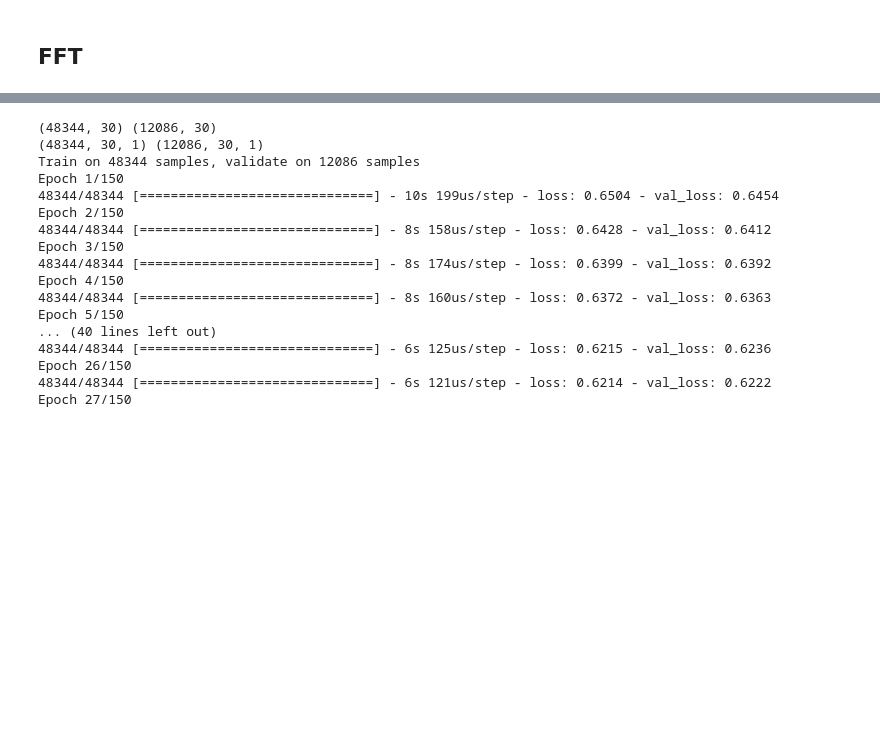
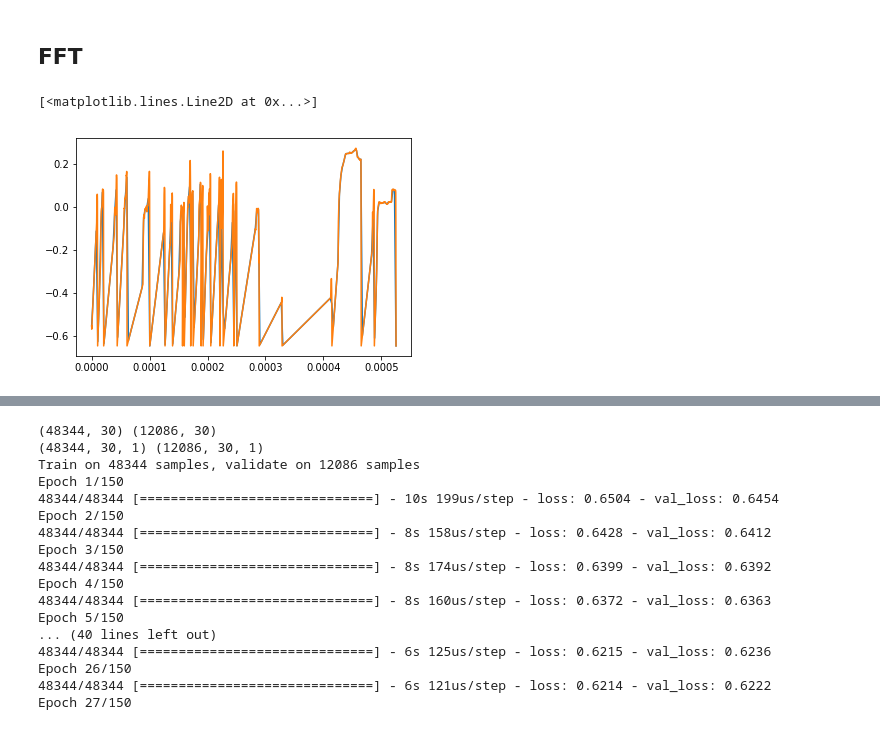
Before and after one commit to p-amonpitakpun/clock-drawing-dnn, a Jupyter notebook: Notebooks/models/fft_cnn.ipynb, the cells around one changed output, grey strips where cells are left out. Saved outputs shown, nothing was run; the diff lists cells and outputs as text; code cells hidden in the pictures; blank space fills up the shorter version.

```diff
--- a/Notebooks/models/fft_cnn.ipynb
+++ b/Notebooks/models/fft_cnn.ipynb
@@ -55,6 +55,24 @@ plt.show()
 [figure]
 # %% [markdown]
 ## FFT
+# %%
+INTERP_COUNT = 200
+
+def interp_data(data, t_data):
+    newData = []
+    domain = []
+    for i in range(len(data)):
+        x = np.linspace(0, t_data[i][-1], INTERP_COUNT)
+        domain.append(x)
+        newData.append(np.interp(x, t_data[i], data[i]))
+    return (np.array(domain), np.array(newData))
+
+idata_domain, idata_p = interp_data(data['p'], data['t'])
+plt.plot(idata_domain[0], idata_p[0])
+plt.plot(data['t'][0], data['p'][0])
+# %% [output]
+[<matplotlib.lines.Line2D at 0x...>]
+[figure, added]
 # %%
 WINDOW_SIZE = 30
 WINDOW_PAD = 3
```
Also changed, not shown: parts of 4 cells of this notebook.
